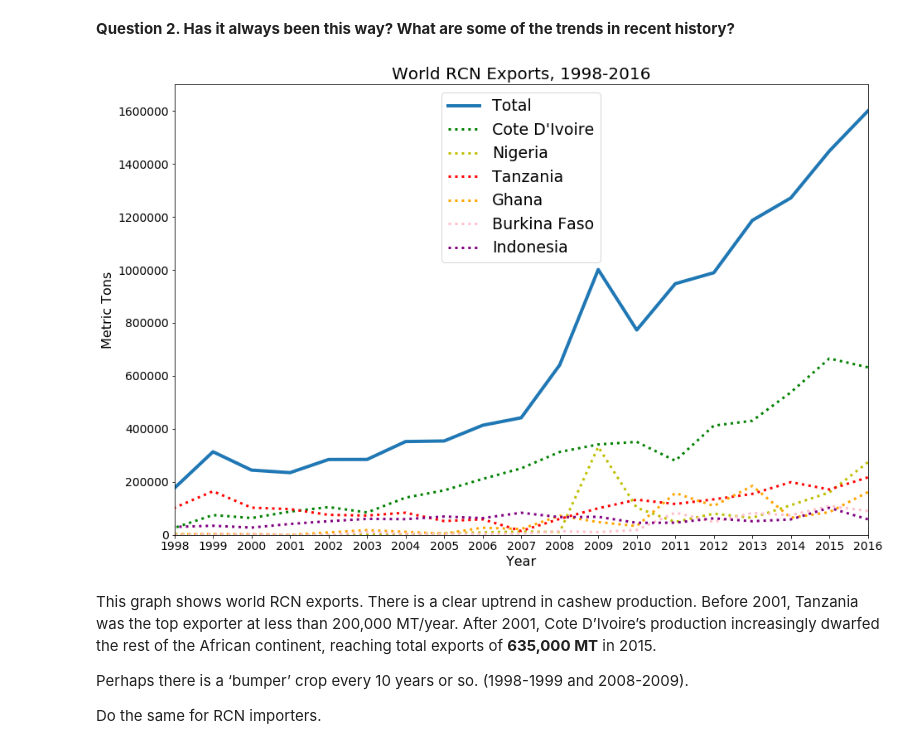
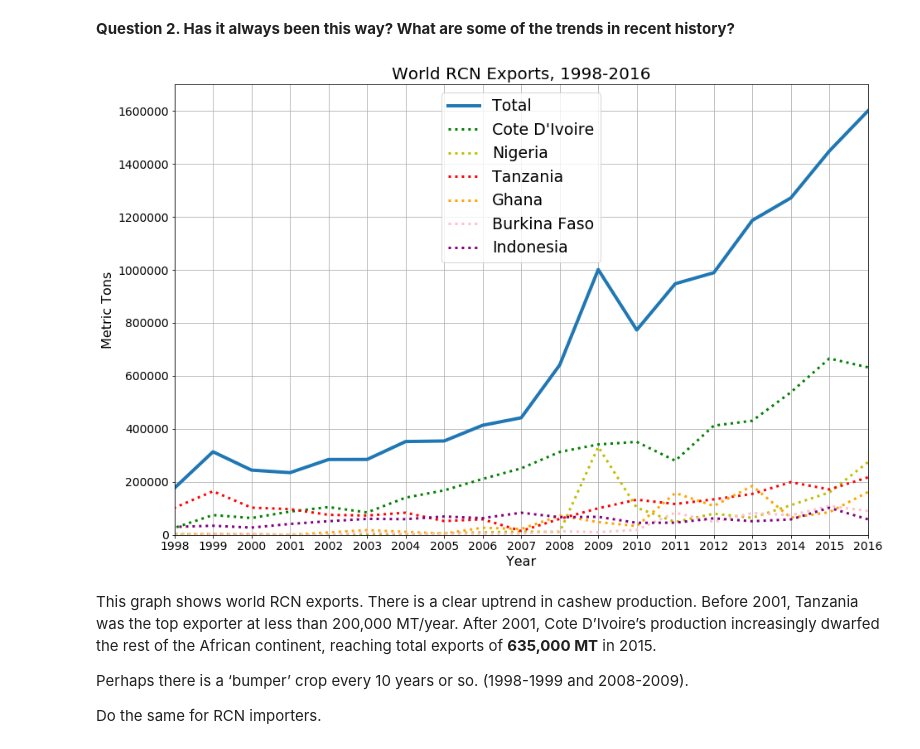
Before and after one commit to ExtraLime/cashew, a Jupyter notebook: cashew-trade.ipynb, the cells around one changed output. Saved outputs shown, nothing was run; the diff lists cells and outputs as text; code cells hidden in the pictures.

```diff
--- a/cashew-trade.ipynb
+++ b/cashew-trade.ipynb
@@ -68,34 +68,35 @@ There are only two significant markets for RCN. Viet Nam is the top exporter wit
 #Start by isolating each exporter
 ivc = pd.DataFrame(exports.loc[exports['Country or Area'] == "Côte d'Ivoire"])
 ngr = exports.loc[exports['Country or Area'] == 'Nigeria']
 tzn = pd.DataFrame(exports.loc[exports['Country or Area'] == 'United Rep. of Tanzania'])
 gha = exports.loc[exports['Country or Area'] == 'Ghana']
 bkf = exports.loc[exports['Country or Area'] == 'Burkina Faso']
 indo = pd.DataFrame(exports.loc[exports['Country or Area'] == 'Indonesia'])
 # Total Exports
 exp_by_year = exports.groupby(exports['Year'])['Quantity'].sum()
 #Plot the countries
 plt.figure(figsize=(15,10))
 plt.plot(exp_by_year, label='Total', linewidth=4)
 plt.plot(ivc['Year'], ivc['Quantity'], label="Cote D'Ivoire", color='g', linestyle='dotted', linewidth=3)
 plt.plot(ngr['Year'], ngr['Quantity'], label='Nigeria', color='y', linestyle='dotted', linewidth=3)
 plt.plot(tzn['Year'], tzn['Quantity'], label='Tanzania', color='r', linestyle='dotted', linewidth=3)
 plt.plot(gha['Year'], gha['Quantity'], label='Ghana', color='orange', linestyle='dotted', linewidth=3)
 plt.plot(bkf['Year'], bkf['Quantity'], label='Burkina Faso', color='pink', linestyle='dotted', linewidth=3)
 plt.plot(indo['Year'], indo['Quantity'], label='Indonesia', color='purple', linestyle='dotted', linewidth=3)
 #Options
 plt.legend(loc=9, fontsize=19)
 plt.xlabel('Year', fontsize=16)
 plt.xticks(range(1998, 2017, 1),fontsize=14)
 plt.yticks(range(0, 1700000, 200000), fontsize=14)
 plt.ylabel('Metric Tons', fontsize=16)
 plt.ylim(0,1700000)
 plt.xlim(1998,2016)
+plt.grid(True)
 plt.title('World RCN Exports, 1998-2016', fontsize=20)
 
 plt.show()
 # %% [output]
-[figure, old version]
+[figure, new version]
 # %% [markdown]
 This graph shows world RCN exports. There is a clear uptrend in cashew production. Before 2001, Tanzania was the top exporter at less than 200,000 MT/year. After 2001, Cote D’Ivoire’s production increasingly dwarfed the rest of the African continent, reaching total exports of **635,000 MT** in 2015.
 
```
Also changed, not shown: parts of 6 cells of this notebook.
